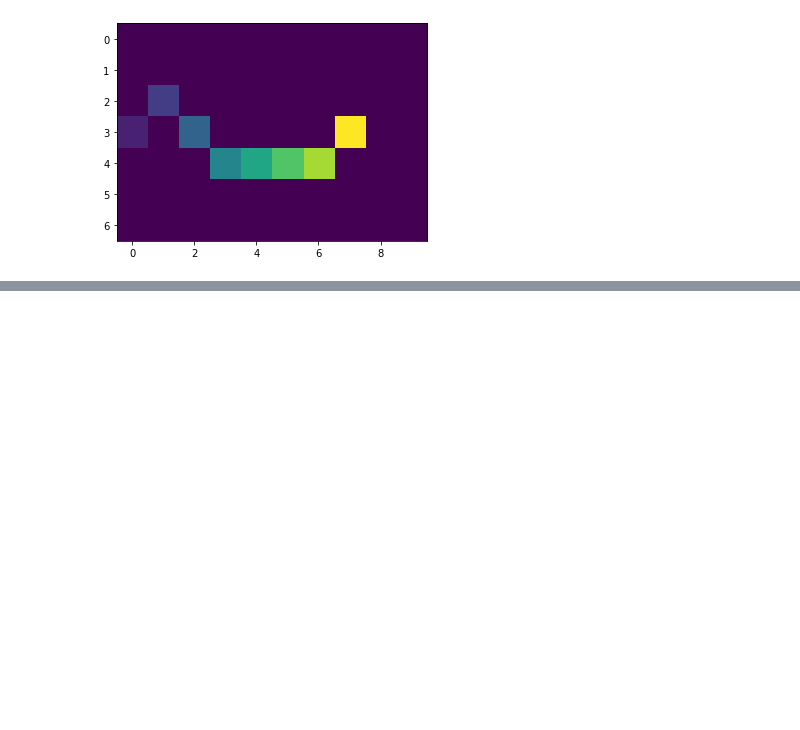
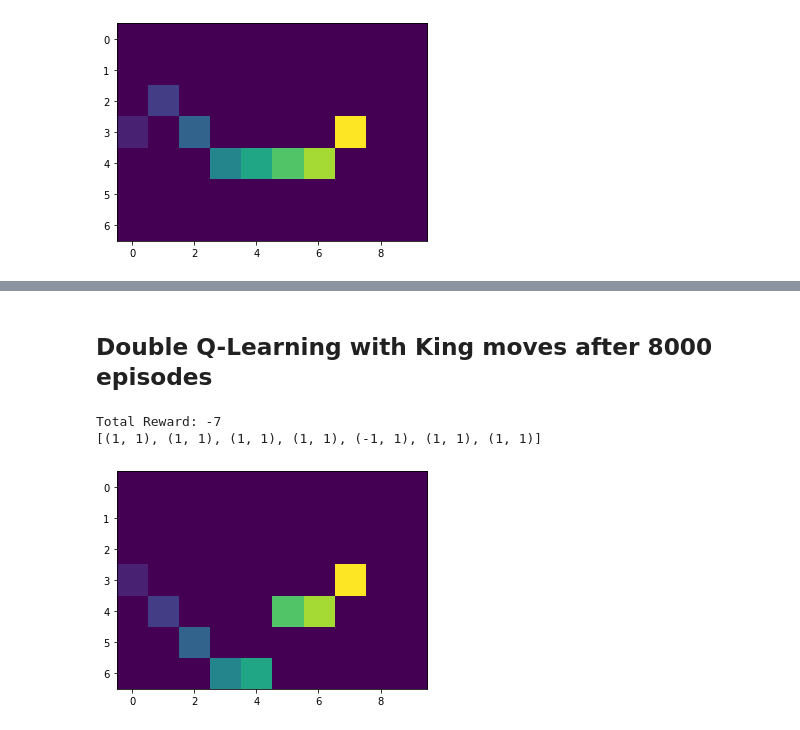
Before and after one commit to MaraTomasek/ML-Notebooks, a Jupyter notebook: Reinforcement_Learning/SARSA_QLearning.ipynb, the cells around one changed output, grey strips where cells are left out. Saved outputs shown, nothing was run; the diff lists cells and outputs as text; code cells hidden in the pictures; blank space fills up the shorter version.

```diff
--- a/Reinforcement_Learning/SARSA_QLearning.ipynb
+++ b/Reinforcement_Learning/SARSA_QLearning.ipynb
@@ -272,5 +323,5 @@ def q_learning(grid, episodes, alpha=0.1, epsilon=0.3, gamma=1):
 # %%
-def expected_sarsa(grid, episodes, alpha=0.1, epsilon=0.3, gamma=1):
+def double_q_learning(grid, episodes, alpha=0.1, epsilon=0.3, gamma=1):
     '''
     grid        : Grid                    : Current environment
     episodes    : int                     : Amount of episodes we should train for
@@ -278,8 +329,7 @@ def expected_sarsa(grid, episodes, alpha=0.1, epsilon=0.3, gamma=1):
     epsilon     : float in (0, 1)         : Parameter for epsilon-greedy policy
     gamma       : float in [0, 1]         : Discount Parameter
 
-    SARSA On-Policy TD Control Algorithm - like Q-Learning,
-    but instead of choosing max of next state-action choose its expected value
+    Q-Learning Off-Policy TD Control Algorithm
 
     Q           : np.array(int, int, int) : State-Action values
     steps_taken : np.array(int)           : Amount of steps needed to reach goal
@@ -289,8 +339,10 @@ def expected_sarsa(grid, episodes, alpha=0.1, epsilon=0.3, gamma=1):
 
     # --- Setup
     possible_moves = len(moves) # King moves: 8
-    Q              = np.random.rand(grid.shapex, grid.shapey, possible_moves)
-    Q[grid.goal]   = 0 # Goal has to be zero
+    Q1              = np.random.rand(grid.shapex, grid.shapey, possible_moves)
+    Q2              = np.random.rand(grid.shapex, grid.shapey, possible_moves)
+    Q1[grid.goal]   = 0 # Goal has to be zero
+    Q2[grid.goal]   = 0 # Goal has to be zero
     steps_taken    = np.zeros(episodes)
 
     # --- Episode Loop
@@ -299,25 +351,24 @@ def expected_sarsa(grid, episodes, alpha=0.1, epsilon=0.3, gamma=1):
         S = grid.start
 
         while S != grid.goal:
-            A       = epsilon_greedy_policy(Q, S, epsilon=epsilon)
+            A       = epsilon_greedy_policy(Q1 + Q2, S, epsilon=epsilon)
             Sn      = move(grid, S, A)
             R       = 0 if (Sn == grid.goal) else -1
 
+            r       = np.random.rand()
             idx     = (S[0],  S[1],  move_idx[A])
 
-
-            # Unsure if 'mean' or 'sum' should be chosen. By the book it should be sum,
-            # which leads to evergrowing values and eventually an overflow.
-            # I suppose the book meant to use mean but forgot the regularization term in front of the sum
-            probs   = [1 - epsilon if a == np.argmax(Q[Sn]) else epsilon for a in range(possible_moves)]
-            sum_    = np.mean([probs[a] * Q[Sn[0], Sn[1], a] for a in range(possible_moves)])
-
-            Q[idx] += alpha * (R + gamma * sum_ - Q[idx])
+            if r > 0.5:
+                idxn     = (Sn[0], Sn[1], np.argmax(Q1[Sn]))
+                Q1[idx] += alpha * (R + gamma * Q2[idxn] - Q1[idx])
+            else:
+                idxn     = (Sn[0], Sn[1], np.argmax(Q2[Sn]))
+                Q2[idx] += alpha * (R + gamma * Q1[idxn] - Q2[idx])
 
             S       = Sn
             steps_taken[episode] += 1
 
-    return Q, steps_taken
+    return Q1, steps_taken
 # %% [markdown]
 # SARSA Results
 # %% [markdown]
@@ -428,0 +480,13 @@ plt.show()
+# %% [markdown]
+## Double Q-Learning with King moves after 8000 episodes
+# %%
+setup(king_moves, stochastic=False)
+Q_kd, y = double_q_learning(grid, 8000)
+path    = trace(grid, Q_kd)
+grid.show_path(path)
+print(f"Total Reward: {-len(path)}")
+print(path)
+# %% [output]
+Total Reward: -7
+[(1, 1), (1, 1), (1, 1), (1, 1), (-1, 1), (1, 1), (1, 1)]
+[figure, added]
```
Also changed, not shown: parts of 12 cells of this notebook.
